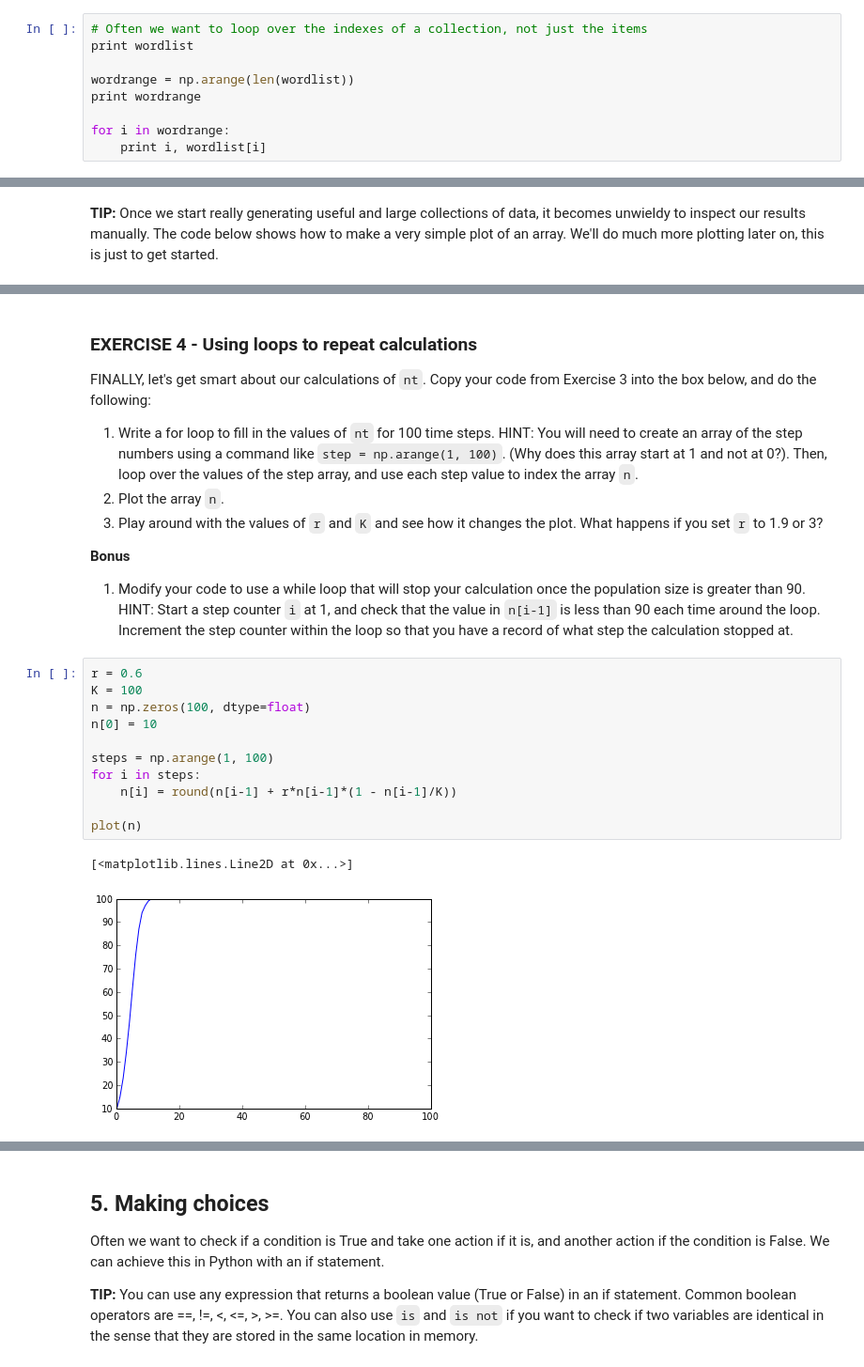
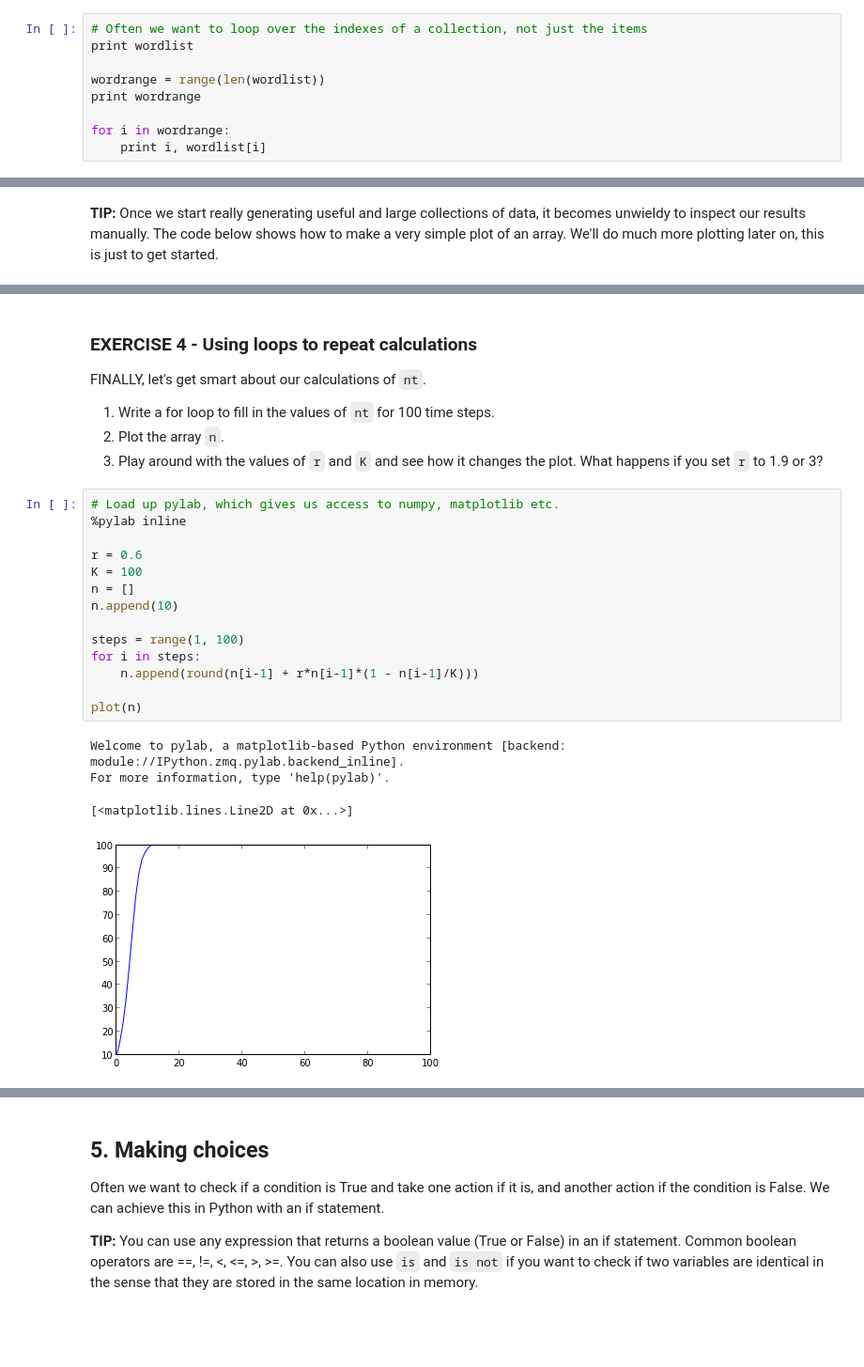
Before and after one commit to arokem/boot-camps, a Jupyter notebook: python/intro/python-full.ipynb, the cells around one changed output, grey strips where cells are left out. Shown: that part at 94% size. Cells and saved outputs as stored; diff of their text form; blank space fills up the shorter version.

```diff
--- a/python/intro/python-full.ipynb
+++ b/python/intro/python-full.ipynb
@@ -607,7 +473,7 @@ Sum is <function sum at 0x...>
 # Often we want to loop over the indexes of a collection, not just the items
 print wordlist
 
-wordrange = np.arange(len(wordlist))
+wordrange = range(len(wordlist))
 print wordrange
 
 for i in wordrange:
@@ -657,34 +525,28 @@ For more information, type 'help(pylab)'.
 # %% [markdown]
 ### EXERCISE 4 - Using loops to repeat calculations
 
-FINALLY, let's get smart about our calculations of `nt`. Copy your code from Exercise 3 into the box
-below, and do the following:
+FINALLY, let's get smart about our calculations of `nt`.
 
-1. Write a for loop to fill in the values of `nt` for 100 time steps. HINT: You will need to
-create an array of the step numbers using a command like `step = np.arange(1, 100)`. (Why does
-this array start at 1 and not at 0?). Then, loop over the values of the step array,
-and use each step value to index the array `n`.
+1. Write a for loop to fill in the values of `nt` for 100 time steps.
 1. Plot the array `n`.
 1. Play around with the values of `r` and `K` and see how it changes the plot. What happens if you set
 `r` to 1.9 or 3?
-
-__Bonus__
-
-1. Modify your code to use a while loop that will stop your calculation once the population size is
-greater than 90. HINT: Start a step counter `i` at 1, and check that the value in `n[i-1]` is less than 90
-each time around the loop. Increment the step counter within the loop so that you have a record
-of what step the calculation stopped at.
 # %%
+# Load up pylab, which gives us access to numpy, matplotlib etc.
+%pylab inline
+
 r = 0.6
 K = 100
-n = np.zeros(100, dtype=float)
-n[0] = 10
+n = []
+n.append(10)
 
-steps = np.arange(1, 100)
+steps = range(1, 100)
 for i in steps:
-    n[i] = round(n[i-1] + r*n[i-1]*(1 - n[i-1]/K))
+    n.append(round(n[i-1] + r*n[i-1]*(1 - n[i-1]/K)))
 
 plot(n)
 # %% [output]
-[<matplotlib.lines.Line2D at 0x...>]
+Welcome to pylab, a matplotlib-based Python environment [backend: module://IPython.zmq.pylab.backend_inline].
+For more information, type 'help(pylab)'.
+[<matplotlib.lines.Line2D at 0x...>]
-[figure, old version]
+[figure, new version]
```
Also changed, not shown: parts of 36 cells of this notebook, 1 other file.
